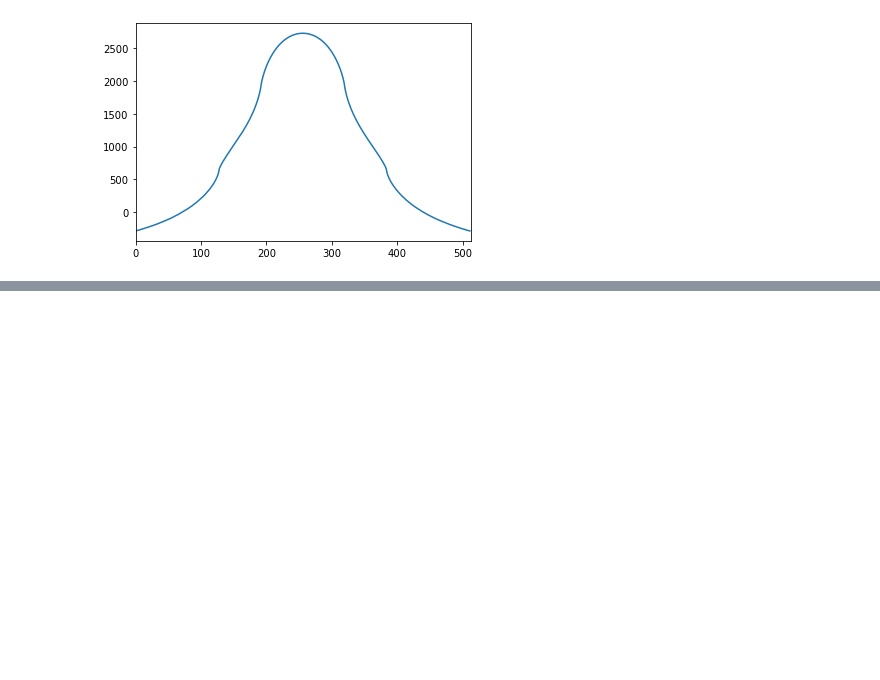
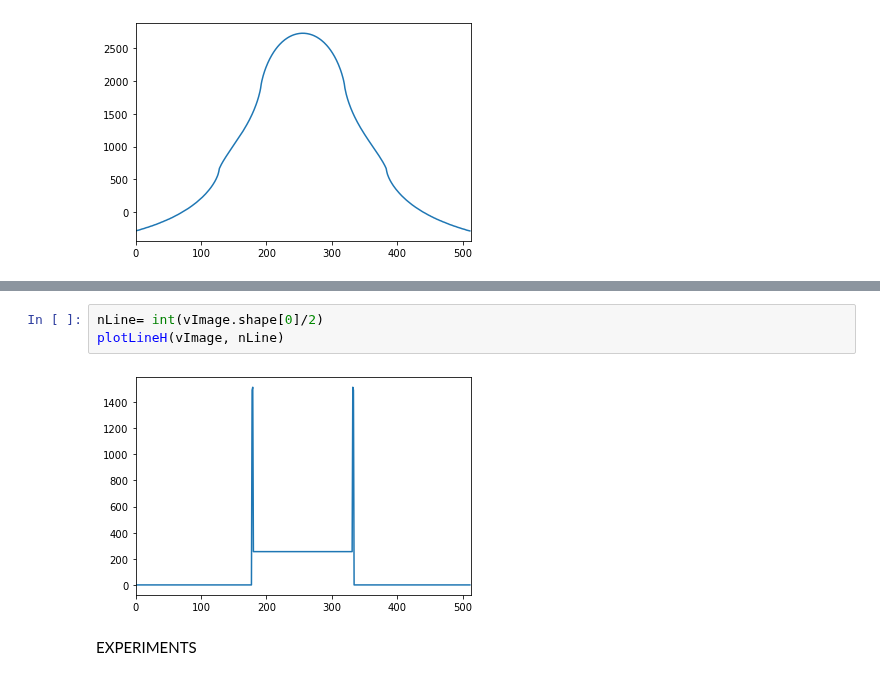
Before and after one commit to PAGF188/IBMA_Ejercicios, a Jupyter notebook: Ejercicio8/ejercicio8.ipynb, the cells around one changed output, grey strips where cells are left out. Drawn from its saved outputs; the diff is of its cells as text; blank space fills up the shorter version.

```diff
--- a/Ejercicio8/ejercicio8.ipynb
+++ b/Ejercicio8/ejercicio8.ipynb
@@ -72,0 +72,7 @@ TypeError: Image data of dtype object cannot be converted to float
+# %%
+nLine= int(vImage.shape[0]/2)
+plotLineH(vImage, nLine)
+# %% [output]
+[figure, added]
+# %% [markdown]
+EXPERIMENTS
```
Also changed, not shown: parts of 1 cell of this notebook, 1 other file.
